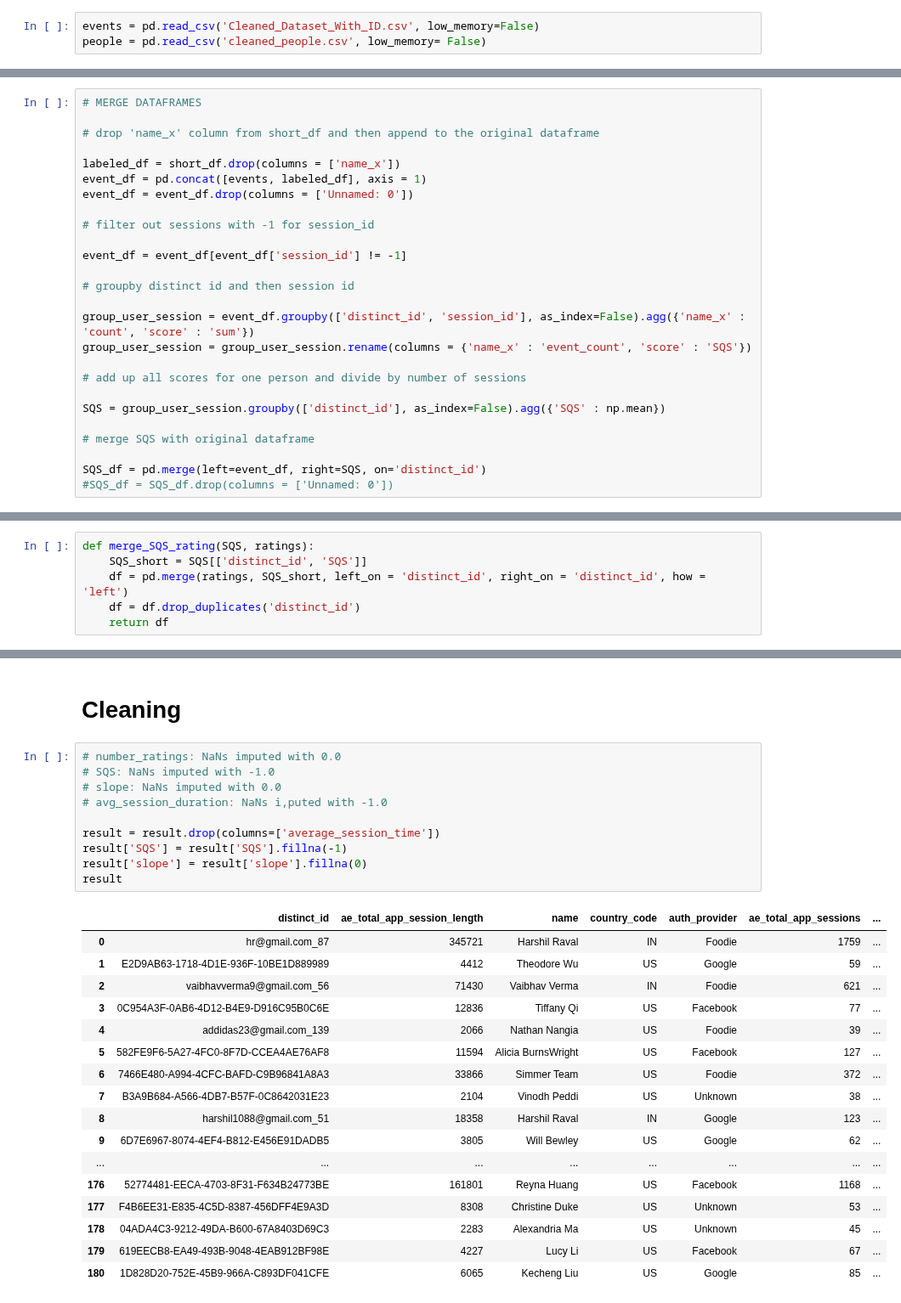
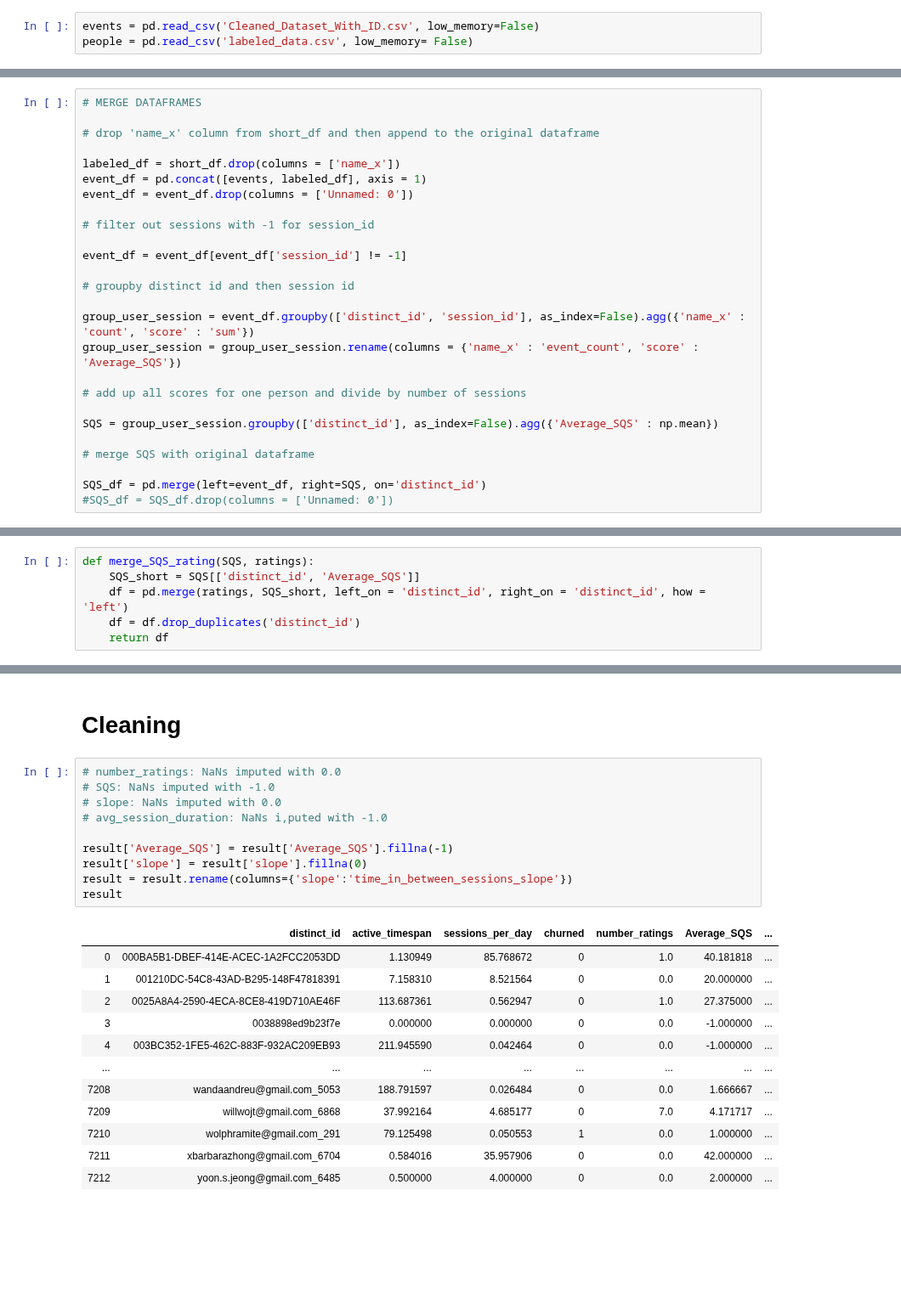
Before and after one commit to prkrishnan1/Simmer_DSS_SP20_Project_1, a Jupyter notebook: Churn_Metrics.ipynb, the cells around one changed output, grey strips where cells are left out. Shown at 85% size. Drawn from its saved outputs; the diff is of its cells as text; blank space fills up the shorter version.

Commit message:
add labeled metric dataset

```diff
--- a/Churn_Metrics.ipynb
+++ b/Churn_Metrics.ipynb
@@ -12,7 +12,7 @@ import seaborn as sns
 Read the events and people data into dataframes
 # %%
 events = pd.read_csv('Cleaned_Dataset_With_ID.csv', low_memory=False)
-people = pd.read_csv('cleaned_people.csv', low_memory= False)
+people = pd.read_csv('labeled_data.csv', low_memory= False)
 # %% [markdown]
 # Adding Number of Ratings Metric
 # %%
@@ -167,11 +162,11 @@ event_df = event_df[event_df['session_id'] != -1]
 # groupby distinct id and then session id
 
 group_user_session = event_df.groupby(['distinct_id', 'session_id'], as_index=False).agg({'name_x' : 'count', 'score' : 'sum'})
-group_user_session = group_user_session.rename(columns = {'name_x' : 'event_count', 'score' : 'SQS'})
+group_user_session = group_user_session.rename(columns = {'name_x' : 'event_count', 'score' : 'Average_SQS'})
 
 # add up all scores for one person and divide by number of sessions
 
-SQS = group_user_session.groupby(['distinct_id'], as_index=False).agg({'SQS' : np.mean})
+SQS = group_user_session.groupby(['distinct_id'], as_index=False).agg({'Average_SQS' : np.mean})
 
 # merge SQS with original dataframe
 
@@ -204,7 +194,7 @@ SQS_df
 # Merge SQS with Ratings
 # %%
 def merge_SQS_rating(SQS, ratings):
-    SQS_short = SQS[['distinct_id', 'SQS']]
+    SQS_short = SQS[['distinct_id', 'Average_SQS']]
     df = pd.merge(ratings, SQS_short, left_on = 'distinct_id', right_on = 'distinct_id', how = 'left')
     df = df.drop_duplicates('distinct_id')
     return df
@@ -354,28 +324,23 @@ result
 # %%
 # number_ratings: NaNs imputed with 0.0
 # SQS: NaNs imputed with -1.0
 # slope: NaNs imputed with 0.0
 # avg_session_duration: NaNs i,puted with -1.0
 
-result = result.drop(columns=['average_session_time'])
-result['SQS'] = result['SQS'].fillna(-1)
+result['Average_SQS'] = result['Average_SQS'].fillna(-1)
 result['slope'] = result['slope'].fillna(0)
+result = result.rename(columns={'slope':'time_in_between_sessions_slope'})
 result
 # %% [output]
-|  | distinct_id | ae_total_app_session_length | name | country_code | auth_provider | ae_total_app_sessions | ... |
-| 0 | hr@gmail.com_87 | 345721 | Harshil Raval | IN | Foodie | 1759 | ... |
-| 1 | E2D9AB63-1718-4D1E-936F-10BE1D889989 | 4412 | Theodore Wu | US | Google | 59 | ... |
-| 2 | vaibhavverma9@gmail.com_56 | 71430 | Vaibhav Verma | IN | Foodie | 621 | ... |
-| 3 | 0C954A3F-0AB6-4D12-B4E9-D916C95B0C6E | 12836 | Tiffany Qi | US | Facebook | 77 | ... |
-| 4 | addidas23@gmail.com_139 | 2066 | Nathan Nangia | US | Foodie | 39 | ... |
-| 5 | 582FE9F6-5A27-4FC0-8F7D-CCEA4AE76AF8 | 11594 | Alicia BurnsWright | US | Facebook | 127 | ... |
-| 6 | 7466E480-A994-4CFC-BAFD-C9B96841A8A3 | 33866 | Simmer Team | US | Foodie | 372 | ... |
-| 7 | B3A9B684-A566-4DB7-B57F-0C8642031E23 | 2104 | Vinodh Peddi | US | Unknown | 38 | ... |
-| 8 | harshil1088@gmail.com_51 | 18358 | Harshil Raval | IN | Google | 123 | ... |
-| 9 | 6D7E6967-8074-4EF4-B812-E456E91DADB5 | 3805 | Will Bewley | US | Google | 62 | ... |
+|  | distinct_id | active_timespan | sessions_per_day | churned | number_ratings | Average_SQS | ... |
+| 0 | 000BA5B1-DBEF-414E-ACEC-1A2FCC2053DD | 1.130949 | 85.768672 | 0 | 1.0 | 40.181818 | ... |
+| 1 | 001210DC-54C8-43AD-B295-148F47818391 | 7.158310 | 8.521564 | 0 | 0.0 | 20.000000 | ... |
+| 2 | 0025A8A4-2590-4ECA-8CE8-419D710AE46F | 113.687361 | 0.562947 | 0 | 1.0 | 27.375000 | ... |
+| 3 | 0038898ed9b23f7e | 0.000000 | 0.000000 | 0 | 0.0 | -1.000000 | ... |
+| 4 | 003BC352-1FE5-462C-883F-932AC209EB93 | 211.945590 | 0.042464 | 0 | 0.0 | -1.000000 | ... |
 | ... | ... | ... | ... | ... | ... | ... | ... |
-| 176 | 52774481-EECA-4703-8F31-F634B24773BE | 161801 | Reyna Huang | US | Facebook | 1168 | ... |
-| 177 | F4B6EE31-E835-4C5D-8387-456DFF4E9A3D | 8308 | Christine Duke | US | Unknown | 53 | ... |
-| 178 | 04ADA4C3-9212-49DA-B600-67A8403D69C3 | 2283 | Alexandria Ma | US | Unknown | 45 | ... |
-| 179 | 619EECB8-EA49-493B-9048-4EAB912BF98E | 4227 | Lucy Li | US | Facebook | 67 | ... |
-| 180 | 1D828D20-752E-45B9-966A-C893DF041CFE | 6065 | Kecheng Liu | US | Google | 85 | ... |
+| 7208 | wandaandreu@gmail.com_5053 | 188.791597 | 0.026484 | 0 | 0.0 | 1.666667 | ... |
+| 7209 | willwojt@gmail.com_6868 | 37.992164 | 4.685177 | 0 | 7.0 | 4.171717 | ... |
+| 7210 | wolphramite@gmail.com_291 | 79.125498 | 0.050553 | 1 | 0.0 | 1.000000 | ... |
+| 7211 | xbarbarazhong@gmail.com_6704 | 0.584016 | 35.957906 | 0 | 0.0 | 42.000000 | ... |
+| 7212 | yoon.s.jeong@gmail.com_6485 | 0.500000 | 4.000000 | 0 | 0.0 | 2.000000 | ... |
```
Also changed, not shown: parts of 13 cells of this notebook, 2 other files.
